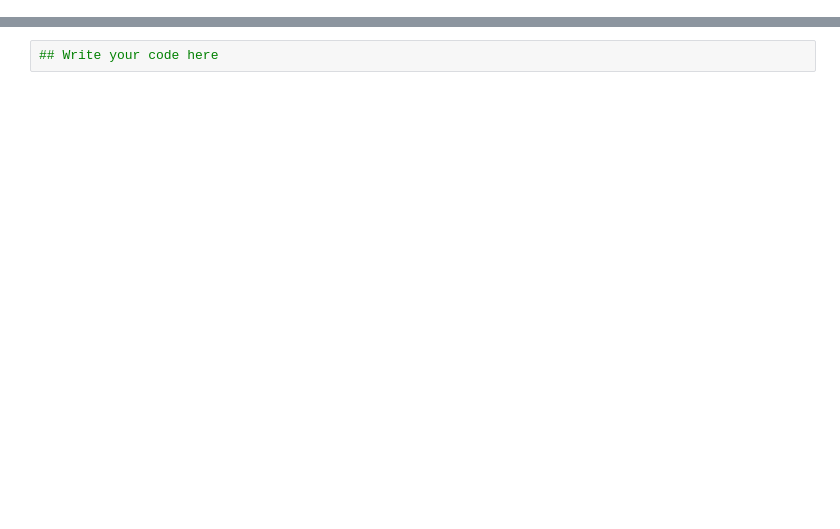
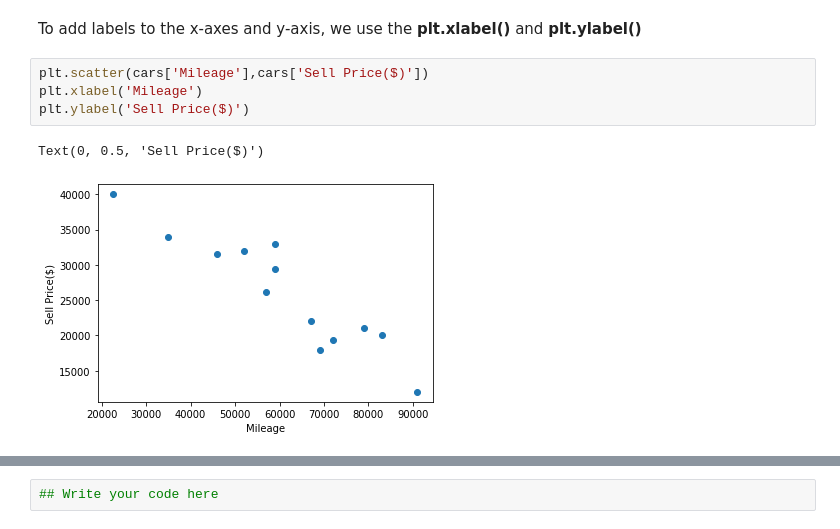
Before and after one commit to mkjubran/IntroToPython-NonIT, a Jupyter notebook: MatplotlibinPython.ipynb, the cells around one changed output, grey strips where cells are left out. Drawn from its saved outputs; the diff is of its cells as text; blank space fills up the shorter version.

```diff
--- a/MatplotlibinPython.ipynb
+++ b/MatplotlibinPython.ipynb
@@ -45,0 +60,9 @@ This is the Pandas DataFrame
+# %% [markdown]
+To add labels to the x-axes and y-axis, we use the **plt.xlabel()** and **plt.ylabel()**
+# %%
+plt.scatter(cars['Mileage'],cars['Sell Price($)'])
+plt.xlabel('Mileage')
+plt.ylabel('Sell Price($)')
+# %% [output]
+Text(0, 0.5, 'Sell Price($)')
+[figure, added]
```
Also changed, not shown: parts of 51 cells of this notebook.
